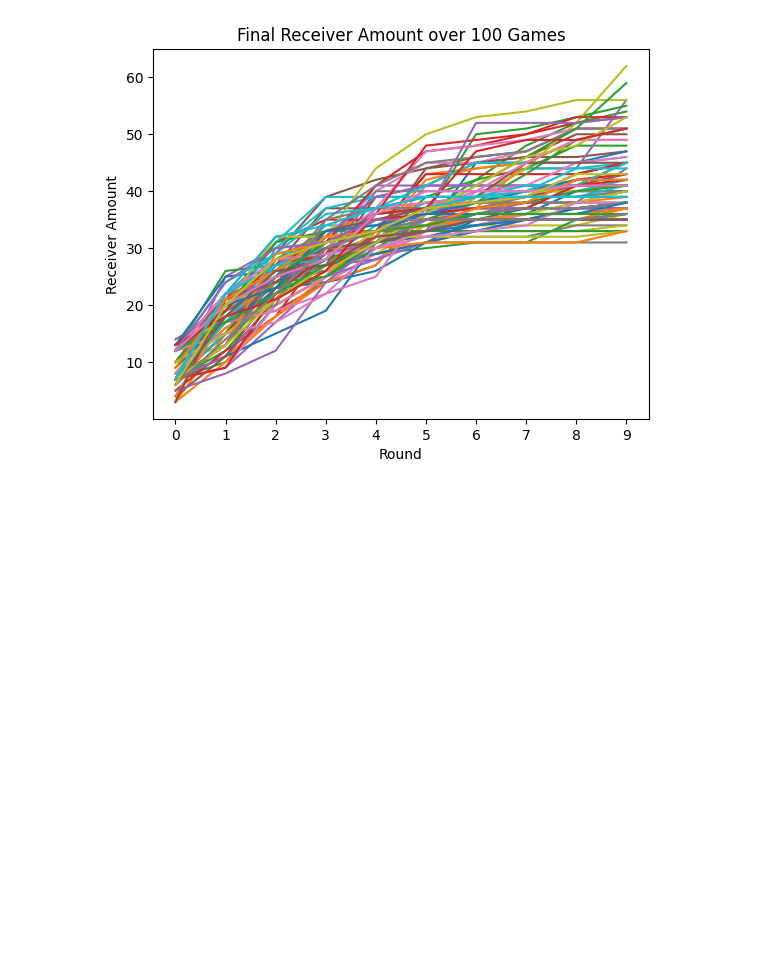
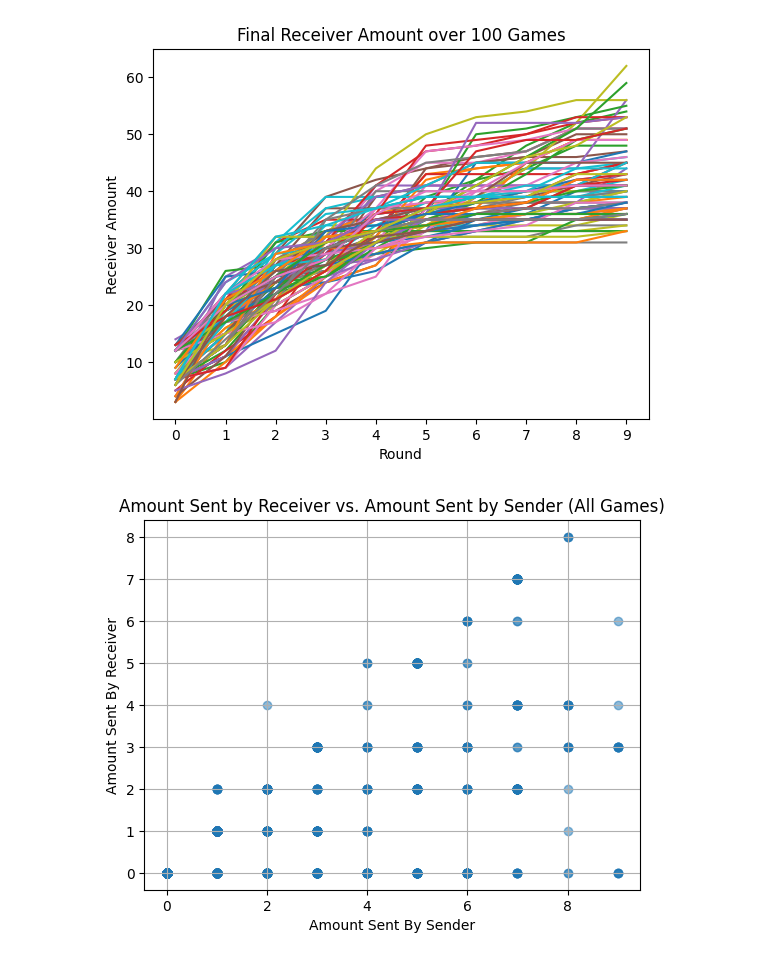
Before and after one commit to Linear-Depression-AFML/Agentic-Society-POC, a Jupyter notebook: Sender_Reciever_Game/1v1_no_comms/sr1.ipynb, the cells around one changed output. Cells and saved outputs as stored; diff of their text form; code cells hidden in the pictures; blank space fills up the shorter version.

```diff
--- a/Sender_Reciever_Game/1v1_no_comms/sr1.ipynb
+++ b/Sender_Reciever_Game/1v1_no_comms/sr1.ipynb
@@ -47,6 +47,8 @@ Sender's account: 7, Receiver's account: 20
 print("Sender wins:", s_wins, "Receiver wins:", r_wins, "Ties:", ties, "Game fails:", game_fails)
 # %% [output]
 Sender wins: 0 Receiver wins: 100 Ties: 0 Game fails: 0
+# %%
+df = pd.read_csv("sr_games_15m_10r.csv")
 # %%
 for i in range(0, len(df), 10):
     new_df = df.iloc[i:i+10]
@@ -71,3 +73,13 @@ plt.ylabel("Receiver Amount")
 plt.show()
 # %% [output]
 [figure]
+# %%
+plt.scatter(df["Amount Sent By Sender"], df["Amount Sent By Receiver"], alpha=0.5)
+
+plt.title("Amount Sent by Receiver vs. Amount Sent by Sender (All Games)")
+plt.xlabel("Amount Sent By Sender")
+plt.ylabel("Amount Sent By Receiver")
+plt.grid(True)
+plt.show()
+# %% [output]
+[figure, added]
```
